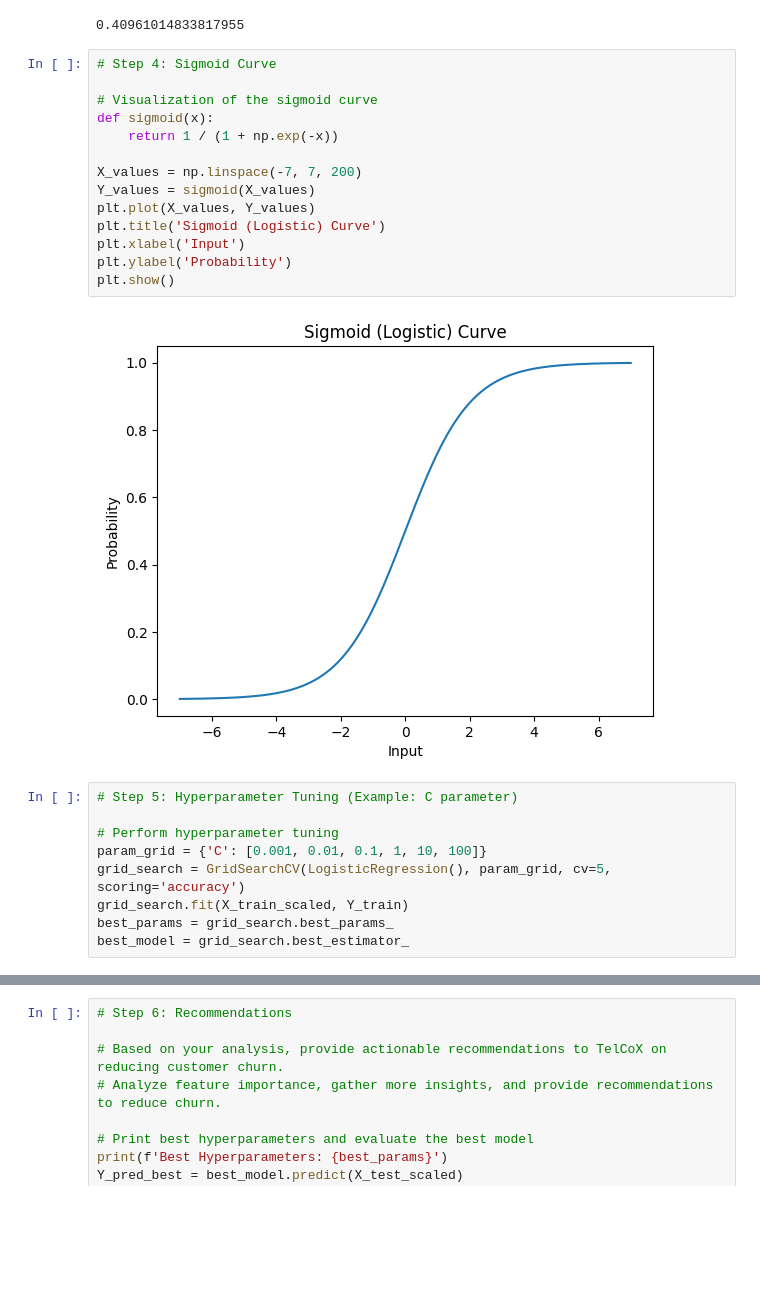
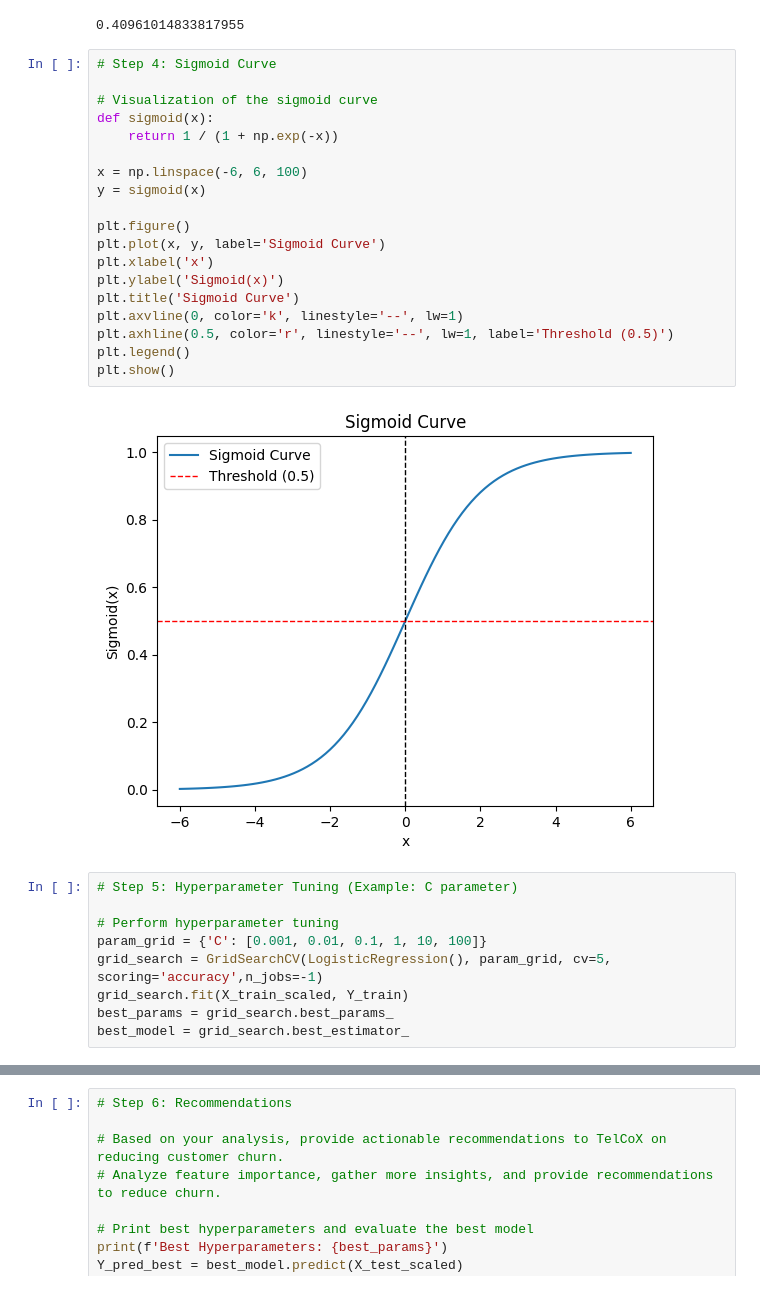
Before and after one commit to SanjayS2348553/AiML, a Jupyter notebook: 2348553_lab05.ipynb, the cells around one changed output, grey strips where cells are left out. Saved outputs shown, nothing was run; the diff lists cells and outputs as text; blank space fills up the shorter version.

```diff
--- a/2348553_lab05.ipynb
+++ b/2348553_lab05.ipynb
@@ -179,25 +220,30 @@ log_loss(Y_test, Y_probs)
 # %%
 # Step 4: Sigmoid Curve
 
 # Visualization of the sigmoid curve
 def sigmoid(x):
     return 1 / (1 + np.exp(-x))
 
-X_values = np.linspace(-7, 7, 200)
-Y_values = sigmoid(X_values)
-plt.plot(X_values, Y_values)
-plt.title('Sigmoid (Logistic) Curve')
-plt.xlabel('Input')
-plt.ylabel('Probability')
+x = np.linspace(-6, 6, 100)
+y = sigmoid(x)
+
+plt.figure()
+plt.plot(x, y, label='Sigmoid Curve')
+plt.xlabel('x')
+plt.ylabel('Sigmoid(x)')
+plt.title('Sigmoid Curve')
+plt.axvline(0, color='k', linestyle='--', lw=1)
+plt.axhline(0.5, color='r', linestyle='--', lw=1, label='Threshold (0.5)')
+plt.legend()
 plt.show()
 # %% [output]
-[figure, old version]
+[figure, new version]
 # %%
 # Step 5: Hyperparameter Tuning (Example: C parameter)
 
 # Perform hyperparameter tuning
 param_grid = {'C': [0.001, 0.01, 0.1, 1, 10, 100]}
-grid_search = GridSearchCV(LogisticRegression(), param_grid, cv=5, scoring='accuracy')
+grid_search = GridSearchCV(LogisticRegression(), param_grid, cv=5, scoring='accuracy',n_jobs=-1)
 grid_search.fit(X_train_scaled, Y_train)
 best_params = grid_search.best_params_
 best_model = grid_search.best_estimator_
```
Also changed, not shown: parts of 5 cells of this notebook.
